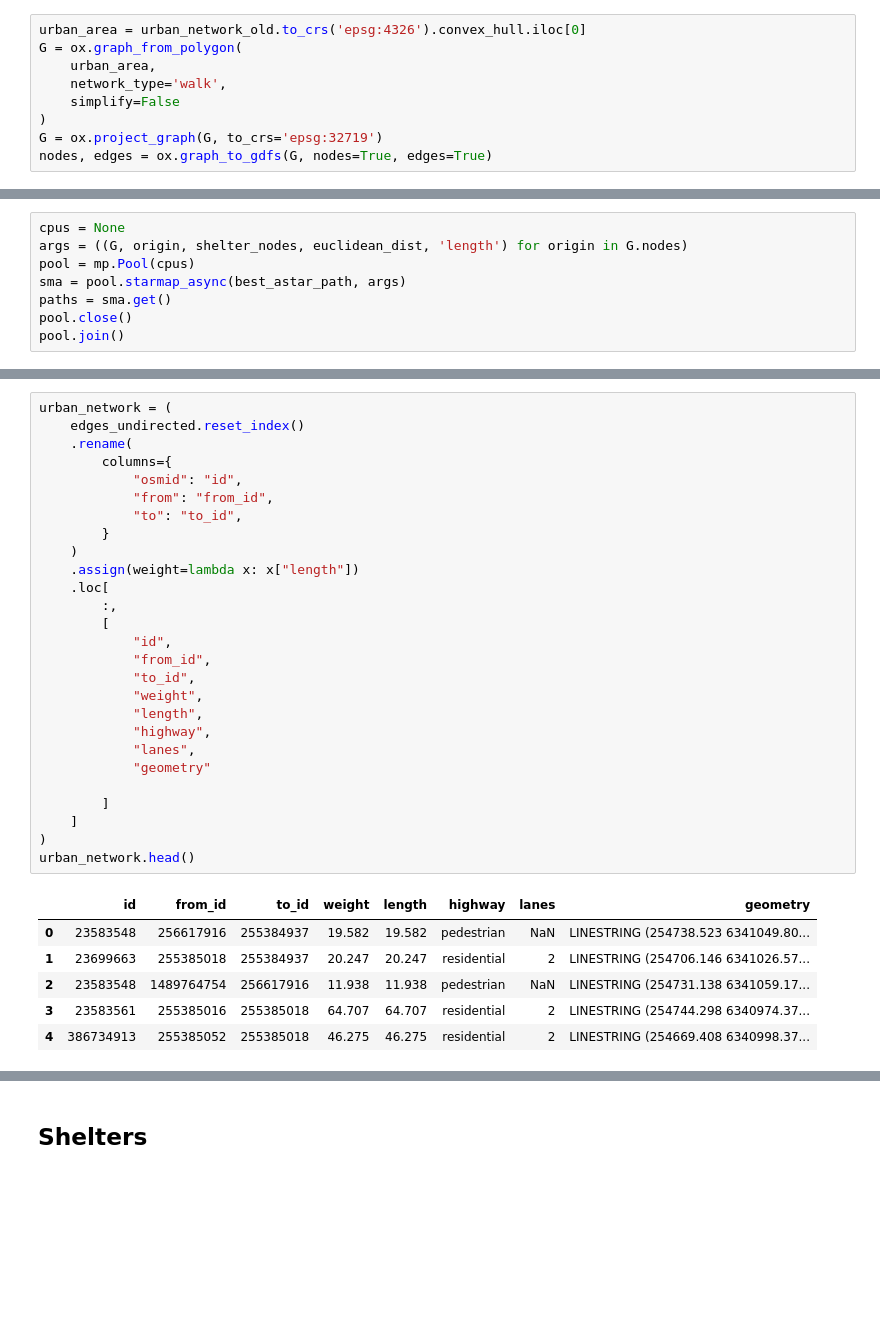
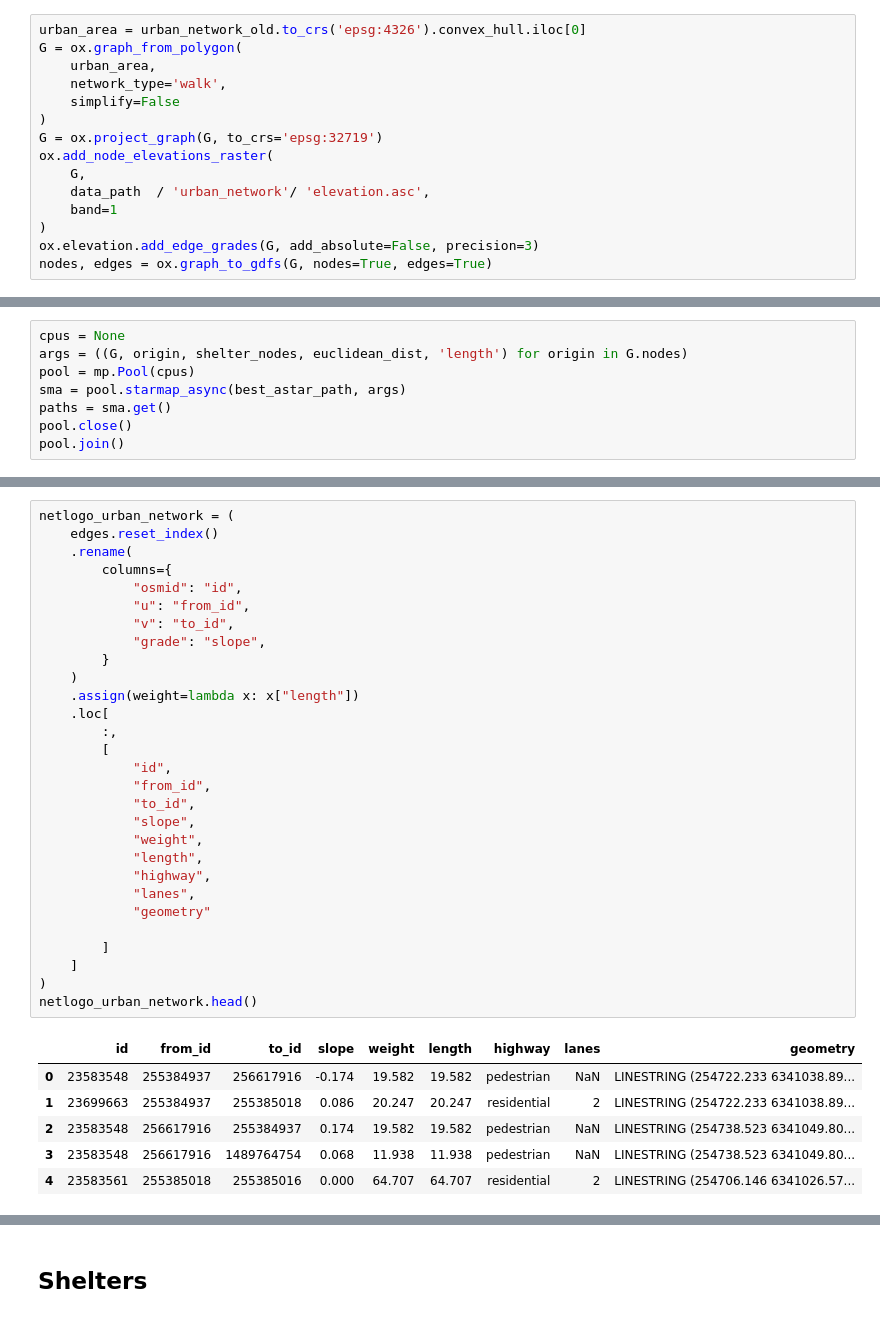
Before and after one commit to aoguedao/tsunami-vertical-evacuation, a Jupyter notebook: notebooks/make_inputs.ipynb, the cells around one changed output, grey strips where cells are left out. Saved outputs shown, nothing was run; the diff lists cells and outputs as text; blank space fills up the shorter version.

```diff
--- a/notebooks/make_inputs.ipynb
+++ b/notebooks/make_inputs.ipynb
@@ -46,5 +60,11 @@ G = ox.graph_from_polygon(
     simplify=False
 )
 G = ox.project_graph(G, to_crs='epsg:32719')
+ox.add_node_elevations_raster(
+    G,
+    data_path  / 'urban_network'/ 'elevation.asc',
+    band=1
+)
+ox.elevation.add_edge_grades(G, add_absolute=False, precision=3)
 nodes, edges = ox.graph_to_gdfs(G, nodes=True, edges=True)
 # %% [markdown]
@@ -112,36 +133,38 @@ netlogo_nodes.head()
 # %%
-urban_network = (
-    edges_undirected.reset_index()
+netlogo_urban_network = (
+    edges.reset_index()
     .rename(
         columns={
             "osmid": "id",
-            "from": "from_id",
-            "to": "to_id",
+            "u": "from_id",
+            "v": "to_id",
+            "grade": "slope",
         }
     )
     .assign(weight=lambda x: x["length"])
     .loc[
         :,
         [
             "id",
             "from_id",
             "to_id",
+            "slope",
             "weight",
             "length",
             "highway",
             "lanes",
             "geometry"
 
         ]
     ]
 )
-urban_network.head()
+netlogo_urban_network.head()
 # %% [output]
-|  | id | from_id | to_id | weight | length | highway | lanes | geometry |
-| 0 | 23583548 | 256617916 | 255384937 | 19.582 | 19.582 | pedestrian | NaN | LINESTRING (254738.523 6341049.80... |
-| 1 | 23699663 | 255385018 | 255384937 | 20.247 | 20.247 | residential | 2 | LINESTRING (254706.146 6341026.57... |
-| 2 | 23583548 | 1489764754 | 256617916 | 11.938 | 11.938 | pedestrian | NaN | LINESTRING (254731.138 6341059.17... |
-| 3 | 23583561 | 255385016 | 255385018 | 64.707 | 64.707 | residential | 2 | LINESTRING (254744.298 6340974.37... |
-| 4 | 386734913 | 255385052 | 255385018 | 46.275 | 46.275 | residential | 2 | LINESTRING (254669.408 6340998.37... |
+|  | id | from_id | to_id | slope | weight | length | highway | lanes | geometry |
+| 0 | 23583548 | 255384937 | 256617916 | -0.174 | 19.582 | 19.582 | pedestrian | NaN | LINESTRING (254722.233 6341038.89... |
+| 1 | 23699663 | 255384937 | 255385018 | 0.086 | 20.247 | 20.247 | residential | 2 | LINESTRING (254722.233 6341038.89... |
+| 2 | 23583548 | 256617916 | 255384937 | 0.174 | 19.582 | 19.582 | pedestrian | NaN | LINESTRING (254738.523 6341049.80... |
+| 3 | 23583548 | 256617916 | 1489764754 | 0.068 | 11.938 | 11.938 | pedestrian | NaN | LINESTRING (254738.523 6341049.80... |
+| 4 | 23583561 | 255385018 | 255385016 | 0.000 | 64.707 | 64.707 | residential | 2 | LINESTRING (254706.146 6341026.57... |
 # %%
 netlogo_nodes.to_file(data_path / 'urban_network'/ "nodes.shp")
```
Also changed, not shown: parts of 14 cells of this notebook.
